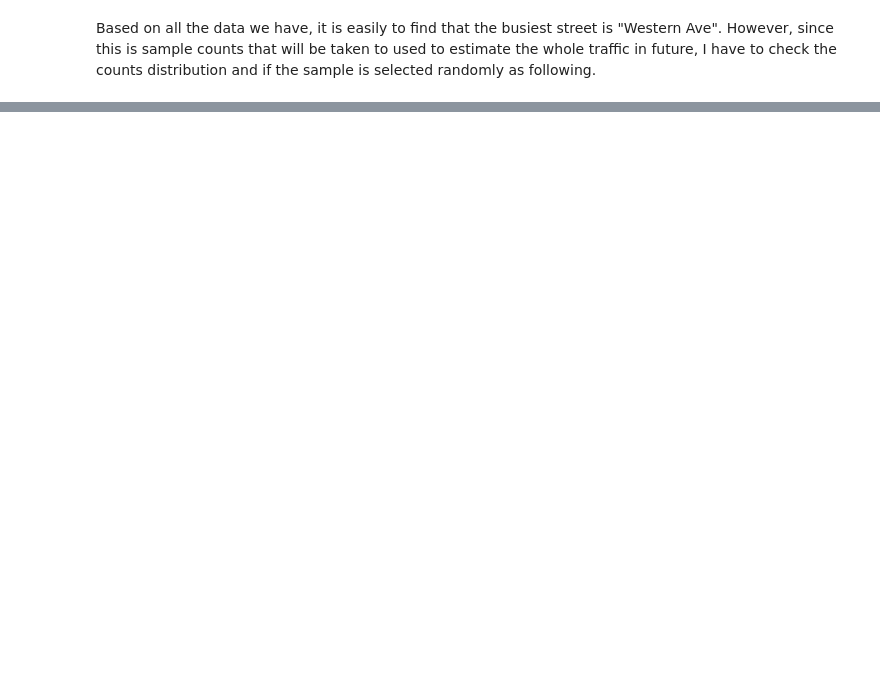
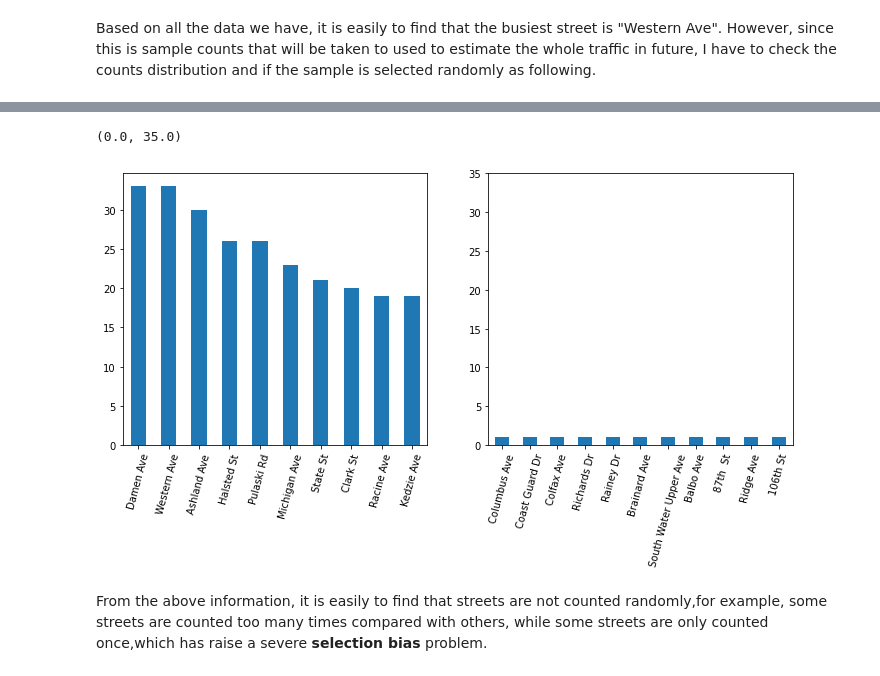
Before and after one commit to aliciadatascience/Traffic-analysis, a Jupyter notebook: Traffic Analysis - AllState.ipynb, the cells around one changed output, grey strips where cells are left out. Saved outputs shown, nothing was run; the diff lists cells and outputs as text; code cells hidden in the pictures; blank space fills up the shorter version.

```diff
--- a/Traffic Analysis - AllState.ipynb
+++ b/Traffic Analysis - AllState.ipynb
@@ -197,9 +273,9 @@ It is know that there should be at most four directions. However, there are more
 # unify the direction in "1_direction"
 dic={'South':"North","North":"South","East":"West","West":"East"}
 
-for i in range(1266):
-    if data_chicago.loc[i,'Total']==data_chicago.loc[i,"0_volume"]:
-        data_chicago.loc[i,'1_volume'] = 0
-    data_chicago.loc[i,'1_direction'] = dic[data_chicago.loc[i,"0_direction"]]
-data_chicago['1_direction'].value_counts()
+for i in range(1251):
+    if data_chicago_06_day.loc[i,'Total']==data_chicago_06_day.loc[i,"0_volume"]:
+        data_chicago_06_day.loc[i,'1_volume'] = 0
+    data_chicago_06_day.loc[i,'1_direction'] = dic[data_chicago_06_day.loc[i,"0_direction"]]
+data_chicago_06_day['1_direction'].value_counts()
 # %% [output]
@@ -243,10 +319,10 @@ Based on above information, it is easily to found that there are some duplicate
 - 83rdStreet: 83rd St
 # %%
 # modify the abbreviations of streets
-data_chicago['Street']=data_chicago['Street'].replace({"Western Ave (over pass)":"Western Ave","Wacker Dr (lower)":"Wacker Dr", "Western Ave (frontage rd)":"Western Ave", "Plaissance":"Plaisance"},regex=False)
-data_chicago['Street']=data_chicago['Street'].replace({'Street':'St', "ST":"St","RD":"Rd","CT":"Ct","PL":"Pl"},regex = True)
-data_chicago['Street']=data_chicago['Street'].apply(lambda s: s.replace("83rdStreet","83rd  St"))
-data_chicago['Street']=data_chicago['Street'].apply(lambda s: s.replace("Plaissance","Plaisance"))
+data_chicago_06_day['Street']=data_chicago_06_day['Street'].replace({"Western Ave (over pass)":"Western Ave","Wacker Dr (lower)":"Wacker Dr", "Western Ave (frontage rd)":"Western Ave", "Plaissance":"Plaisance"},regex=False)
+data_chicago_06_day['Street']=data_chicago_06_day['Street'].replace({'Street':'St', "ST":"St","RD":"Rd","CT":"Ct","PL":"Pl"},regex = True)
+data_chicago_06_day['Street']=data_chicago_06_day['Street'].apply(lambda s: s.replace("83rdStreet","83rd  St"))
+data_chicago_06_day['Street']=data_chicago_06_day['Street'].apply(lambda s: s.replace("Plaissance","Plaisance"))
 
-data_chicago['Street'].str.split(' ').str[-1].value_counts()
+data_chicago_06_day['Street'].str.split(' ').str[-1].value_counts()
 # %% [output]
@@ -400,0 +413,15 @@ plt.xticks(rotation=0)
+# %%
+# visualization of streets's name Vs. Count numbers
+fig,ax = plt.subplots(1,2,figsize=(12,5))
+
+data_chicago_06_day['Street'].value_counts().sort_values(ascending=False).head(10).plot(kind='bar',ax=ax[0])
+ax[0].set_xticklabels(ax[0].get_xticklabels(),rotation=75)
+
+data_chicago_06_day['Street'].value_counts().sort_values(ascending=False).tail(11).plot(kind='bar',ax=ax[1])
+plt.xticks(rotation=75)
+plt.ylim(0,35)
+# %% [output]
+(0.0, 35.0)
+[figure, added]
+# %% [markdown]
+From the above information, it is easily to find that streets are not counted randomly,for example, some streets are counted too many times compared with others, while some streets are only counted once,which has raise a severe **selection bias** problem.
```
Also changed, not shown: parts of 74 cells of this notebook.
